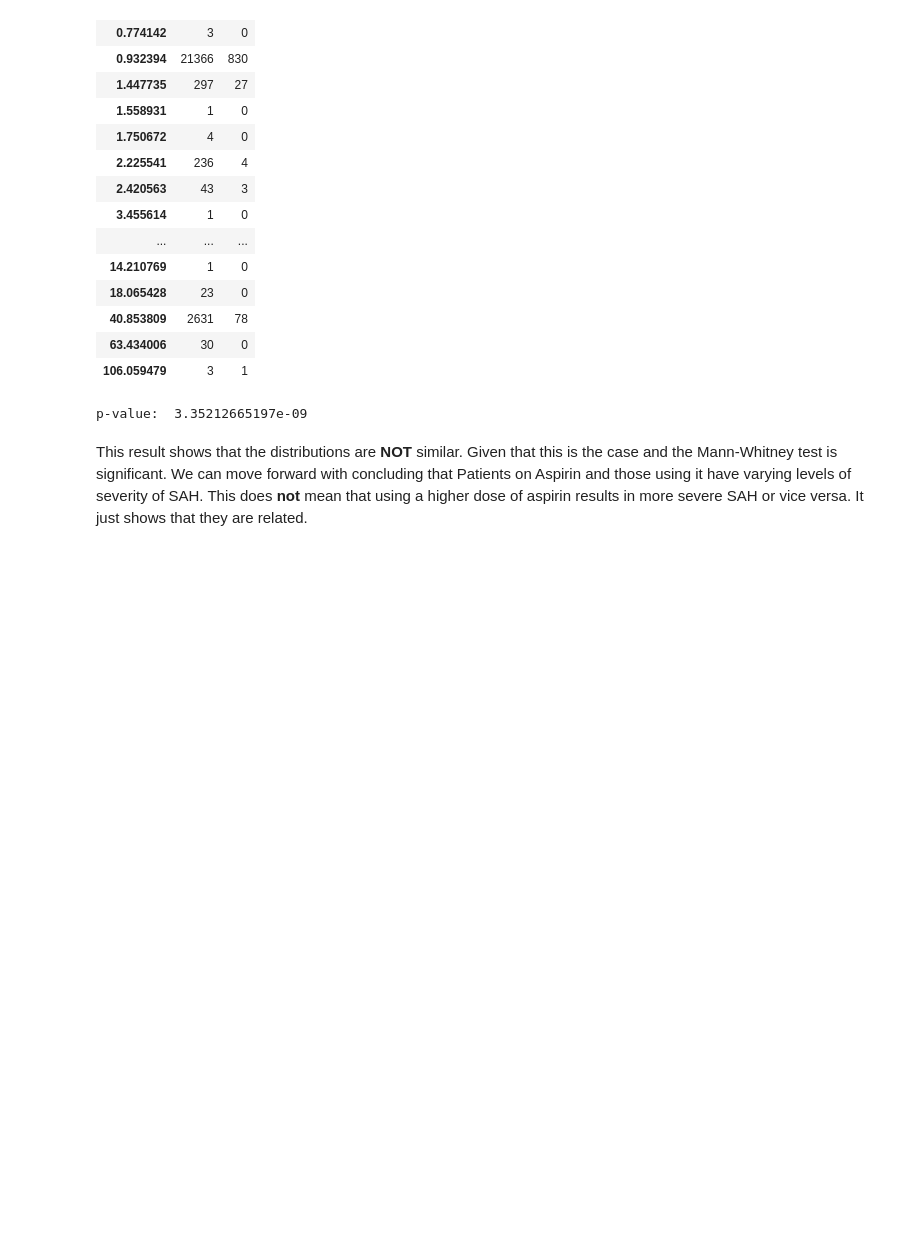
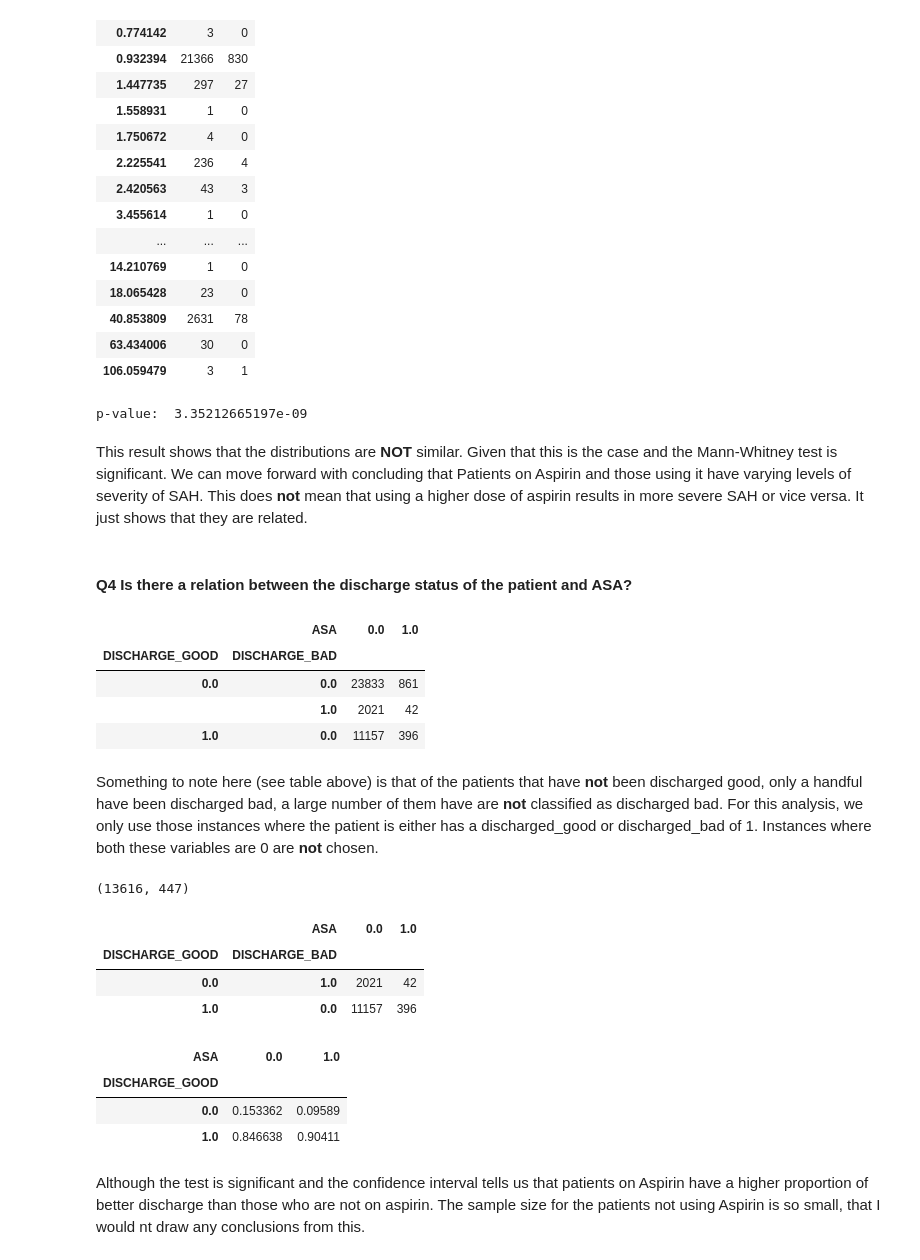
Before and after one commit to ysriram1/Loyola-SAH-Analysis, a Jupyter notebook: Analysis.ipynb, the cells around one changed output. Saved outputs shown, nothing was run; the diff lists cells and outputs as text; code cells hidden in the pictures; blank space fills up the shorter version.

```diff
--- a/Analysis.ipynb
+++ b/Analysis.ipynb
@@ -341,3 +342,33 @@ print "p-value: ", p_val
 p-value:  3.35212665197e-09
 # %% [markdown]
 This result shows that the distributions are **NOT** similar. Given that this is the case and the Mann-Whitney test is significant. We can move forward with concluding that Patients on Aspirin and those using it have varying levels of severity of SAH. This does **not** mean that using a higher dose of aspirin results in more severe SAH or vice versa. It just shows that they are related.
+# %% [markdown]
+#### Q4 Is there a relation between the discharge status of the patient and ASA?
+# %%
+pd.crosstab([allStateData.DISCHARGE_GOOD,allStateData.DISCHARGE_BAD],allStateData.ASA)
+# %% [output]
+|  | ASA | 0.0 | 1.0 |
+| DISCHARGE_GOOD | DISCHARGE_BAD |  |  |
+| 0.0 | 0.0 | 23833 | 861 |
+|  | 1.0 | 2021 | 42 |
+| 1.0 | 0.0 | 11157 | 396 |
+# %% [markdown]
+Something to note here (see table above) is that of the patients that have **not** been discharged good, only a handful have been discharged bad, a large number of them have are **not** classified as discharged bad. For this analysis, we only use those instances where the patient is either has a discharged_good or discharged_bad of 1. Instances where both these variables are 0 are **not** chosen.
+# %%
+dataSubset = allStateData[allStateData.DISCHARGE_GOOD+allStateData.DISCHARGE_BAD == 1]; dataSubset.shape # data subset
+# %% [output]
+(13616, 447)
+# %%
+pd.crosstab( [dataSubset.DISCHARGE_GOOD,dataSubset.DISCHARGE_BAD],dataSubset.ASA) # numbers
+# %% [output]
+|  | ASA | 0.0 | 1.0 |
+| DISCHARGE_GOOD | DISCHARGE_BAD |  |  |
+| 0.0 | 1.0 | 2021 | 42 |
+| 1.0 | 0.0 | 11157 | 396 |
+# %%
+pd.crosstab(dataSubset.DISCHARGE_GOOD, dataSubset.ASA).apply(lambda x: x/x.sum()) # percentages
+# %% [output]
+| ASA | 0.0 | 1.0 |
+| DISCHARGE_GOOD |  |  |
+| 0.0 | 0.153362 | 0.09589 |
+| 1.0 | 0.846638 | 0.90411 |
@@ -343,0 +391,2 @@ This result shows that the distributions are **NOT** similar. Given that this is
+# %% [markdown]
+Although the test is significant and the confidence interval tells us that patients on Aspirin have a higher proportion of better discharge than those who are not on aspirin. The sample size for the patients not using Aspirin is so small, that I would nt draw any conclusions from this.
```
Also changed, not shown: parts of 7 cells of this notebook, 6 other files.
